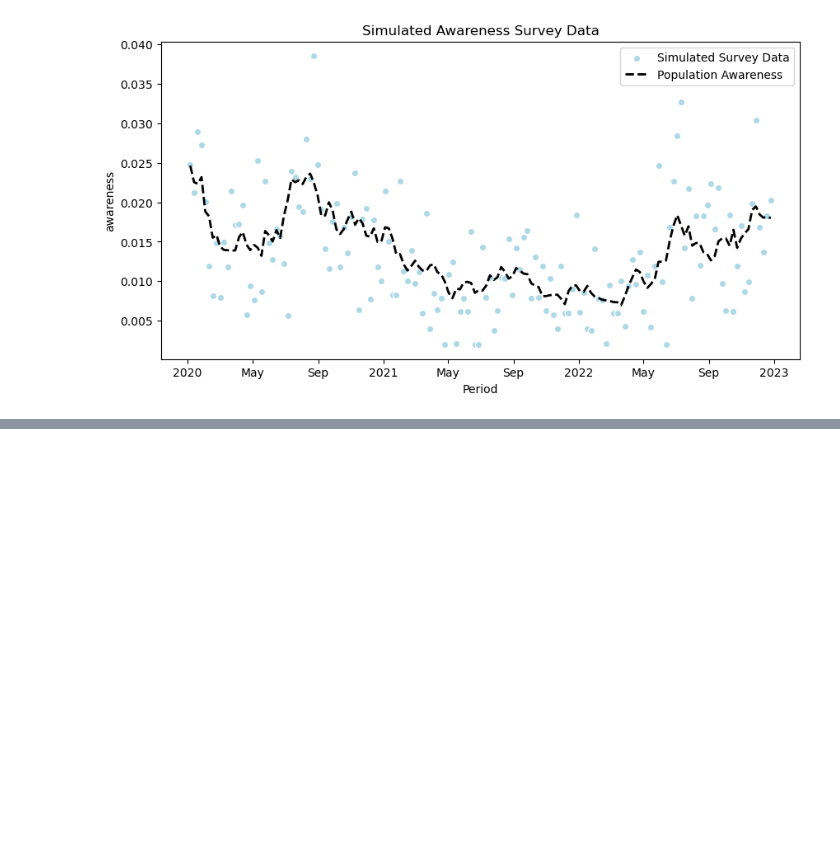
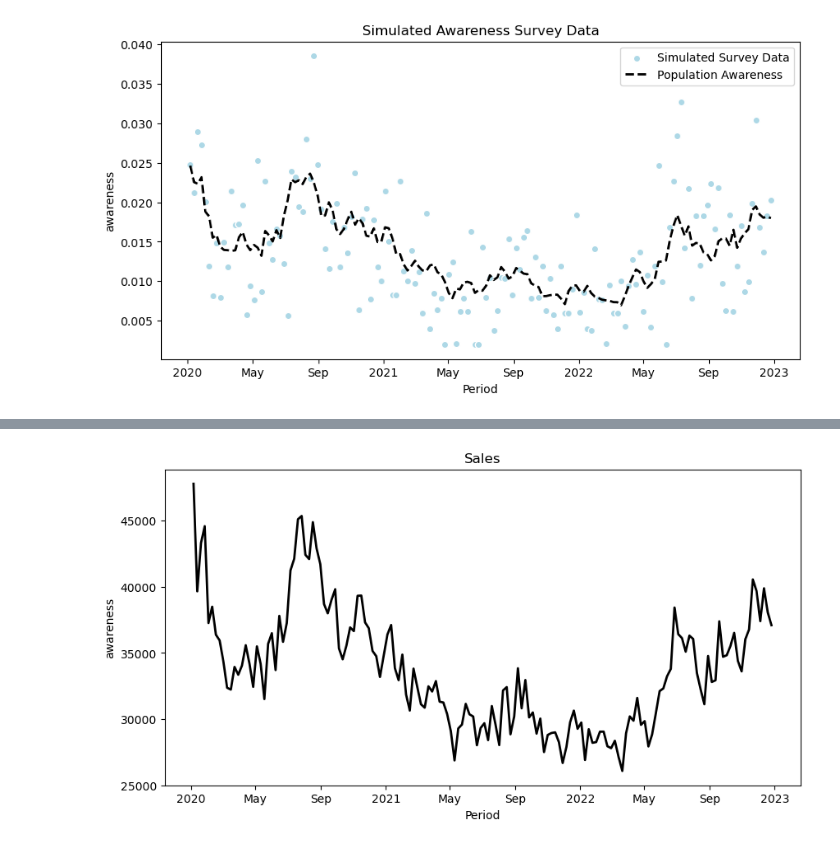
Before and after one commit to redam94/common_regression_issues, a Jupyter notebook: nbs/00_measurement_error.ipynb, the cells around one changed output, grey strips where cells are left out. Saved outputs shown, nothing was run; the diff lists cells and outputs as text; code cells hidden in the pictures; blank space fills up the shorter version.

```diff
--- a/nbs/00_measurement_error.ipynb
+++ b/nbs/00_measurement_error.ipynb
@@ -149,0 +163,9 @@ Sampling: [_noise, logit_awareness, n_positive, n_survey_participants]
+# %%
+ACTUAL_AWARENESS_COEFF = 30
+log_sales = trace.awareness*ACTUAL_AWARENESS_COEFF + 10 + np.random.normal(0, 0.03, trace.awareness.shape)
+sales = np.exp(log_sales)
+plt.figure(figsize=(10, 5))
+sales.plot(c='k', lw=2)
+plt.title('Sales');
+# %% [output]
+[figure, added]
```
Also changed, not shown: parts of 8 cells of this notebook.
